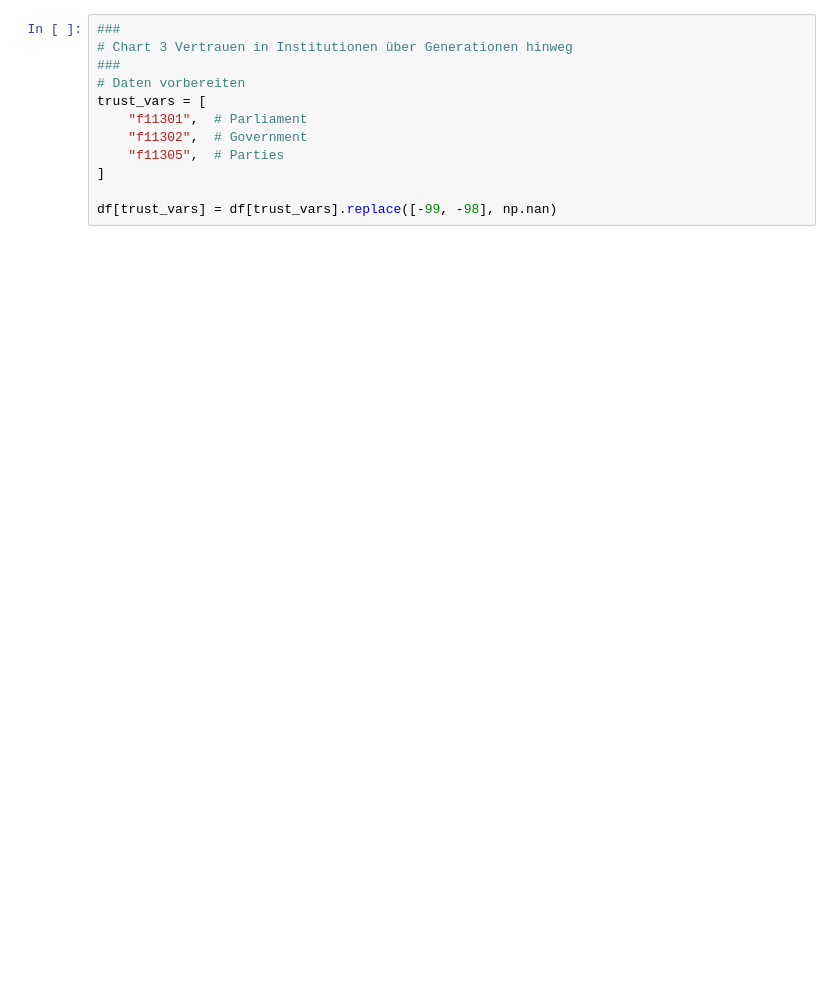
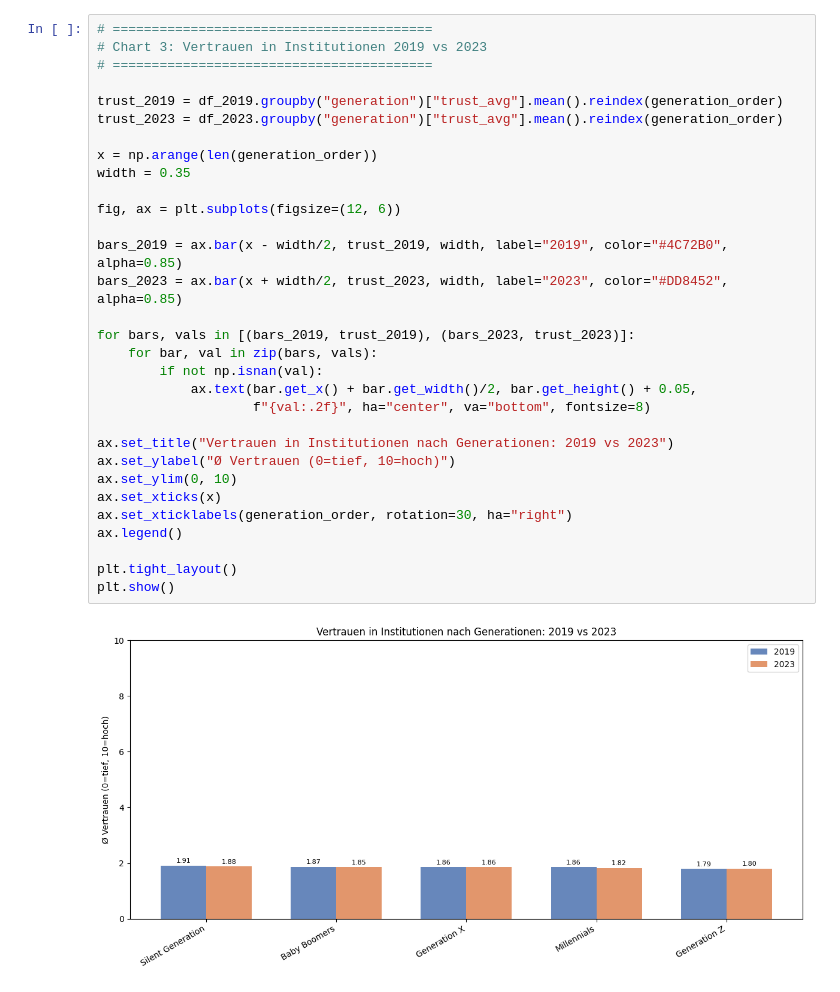
Before and after one commit to javi36/PODSV_Visualisierungsprojekt, a Jupyter notebook: 02_eda/eda_whodecide.ipynb, the cells around one changed output. Drawn from its saved outputs; the diff is of its cells as text; blank space fills up the shorter version.

```diff
--- a/02_eda/eda_whodecide.ipynb
+++ b/02_eda/eda_whodecide.ipynb
@@ -300,12 +384,33 @@ Generation Z Silent Generation    0.525    0.0  0.3778  0.6722   True
 # %%
-###
-# Chart 3 Vertrauen in Institutionen über Generationen hinweg
-###
-# Daten vorbereiten
-trust_vars = [
-    "f11301",  # Parliament
-    "f11302",  # Government
-    "f11305",  # Parties
-]
+# =========================================
+# Chart 3: Vertrauen in Institutionen 2019 vs 2023
+# =========================================
 
-df[trust_vars] = df[trust_vars].replace([-99, -98], np.nan)
+trust_2019 = df_2019.groupby("generation")["trust_avg"].mean().reindex(generation_order)
+trust_2023 = df_2023.groupby("generation")["trust_avg"].mean().reindex(generation_order)
+
+x = np.arange(len(generation_order))
+width = 0.35
+
+fig, ax = plt.subplots(figsize=(12, 6))
+
+bars_2019 = ax.bar(x - width/2, trust_2019, width, label="2019", color="#4C72B0", alpha=0.85)
+bars_2023 = ax.bar(x + width/2, trust_2023, width, label="2023", color="#DD8452", alpha=0.85)
+
+for bars, vals in [(bars_2019, trust_2019), (bars_2023, trust_2023)]:
+    for bar, val in zip(bars, vals):
+        if not np.isnan(val):
+            ax.text(bar.get_x() + bar.get_width()/2, bar.get_height() + 0.05,
+                    f"{val:.2f}", ha="center", va="bottom", fontsize=8)
+
+ax.set_title("Vertrauen in Institutionen nach Generationen: 2019 vs 2023")
+ax.set_ylabel("Ø Vertrauen (0=tief, 10=hoch)")
+ax.set_ylim(0, 10)
+ax.set_xticks(x)
+ax.set_xticklabels(generation_order, rotation=30, ha="right")
+ax.legend()
+
+plt.tight_layout()
+plt.show()
+# %% [output]
+[figure, added]
```
Also changed, not shown: parts of 26 cells of this notebook.
